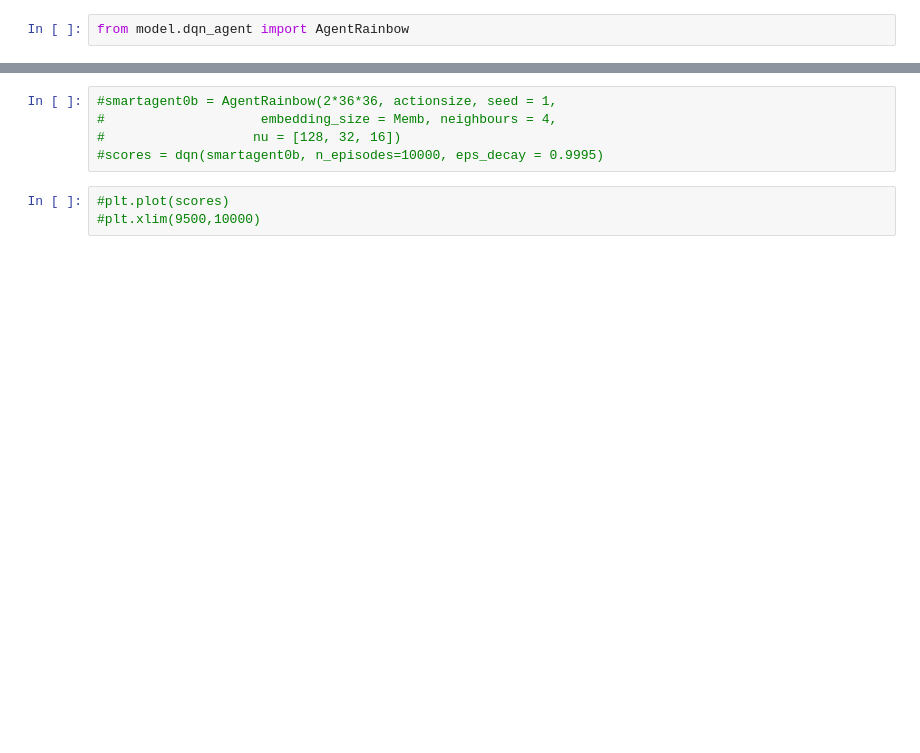
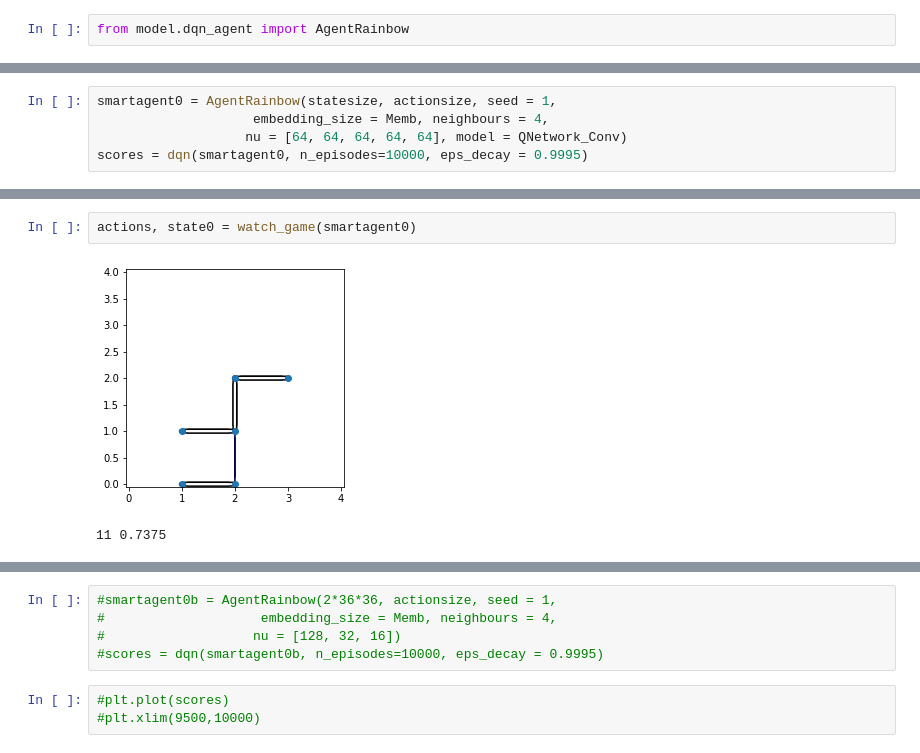
Before and after one commit to p-serna/game_embeddings, a Jupyter notebook: DQN_Agent_Conv_2.ipynb, the cells around one changed output, grey strips where cells are left out. Saved outputs shown, nothing was run; the diff lists cells and outputs as text; blank space fills up the shorter version.

```diff
--- a/DQN_Agent_Conv_2.ipynb
+++ b/DQN_Agent_Conv_2.ipynb
@@ -132,0 +199,5 @@ env = random_connection_game_initialstate(2,  Memb, p =0.0,
+# %%
+smartagent0 = AgentRainbow(statesize, actionsize, seed = 1,
+                    embedding_size = Memb, neighbours = 4,
+                   nu = [64, 64, 64, 64, 64], model = QNetwork_Conv)
+scores = dqn(smartagent0, n_episodes=10000, eps_decay = 0.9995)
@@ -132,0 +223,5 @@ env = random_connection_game_initialstate(2,  Memb, p =0.0,
+# %%
+actions, state0 = watch_game(smartagent0)
+# %% [output]
+[figure, added]
+11 0.7375
```
Also changed, not shown: parts of 23 cells of this notebook, 1 other file.
